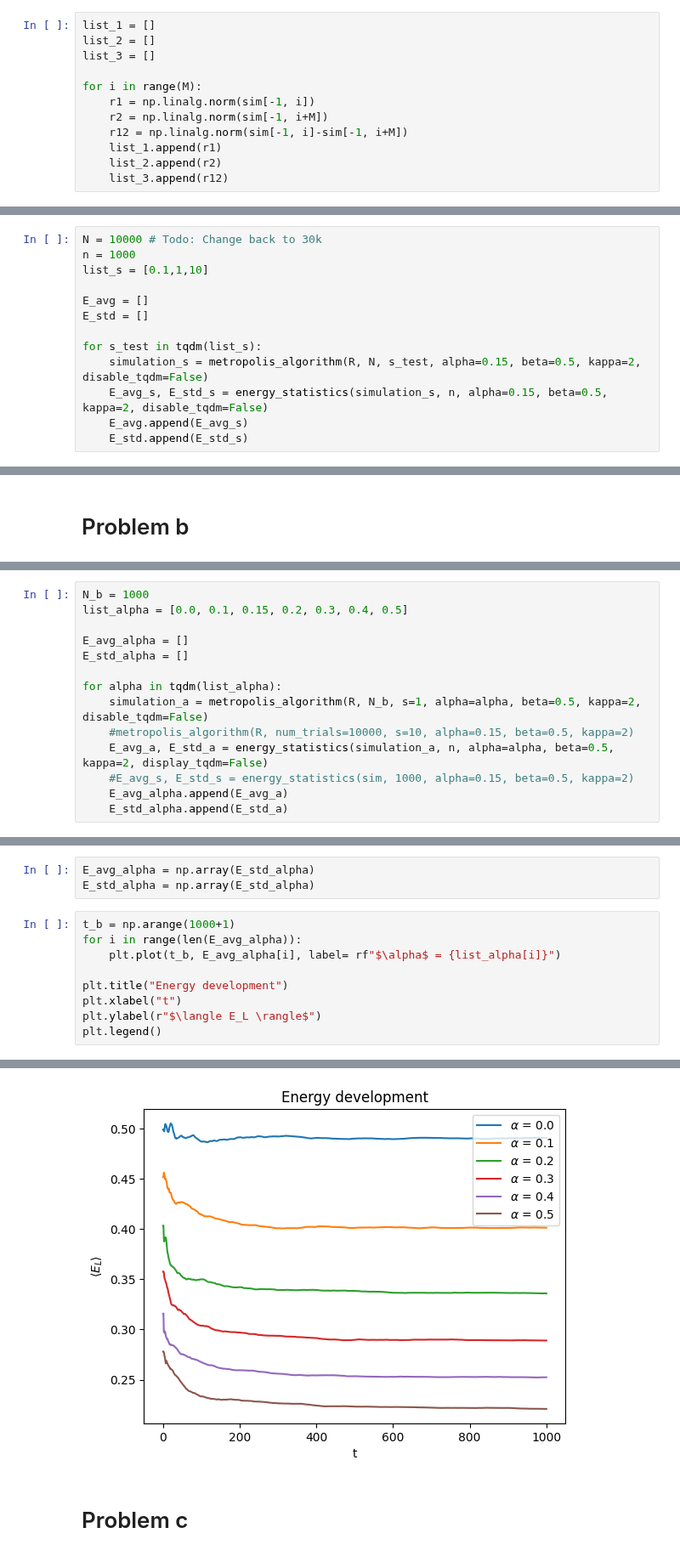
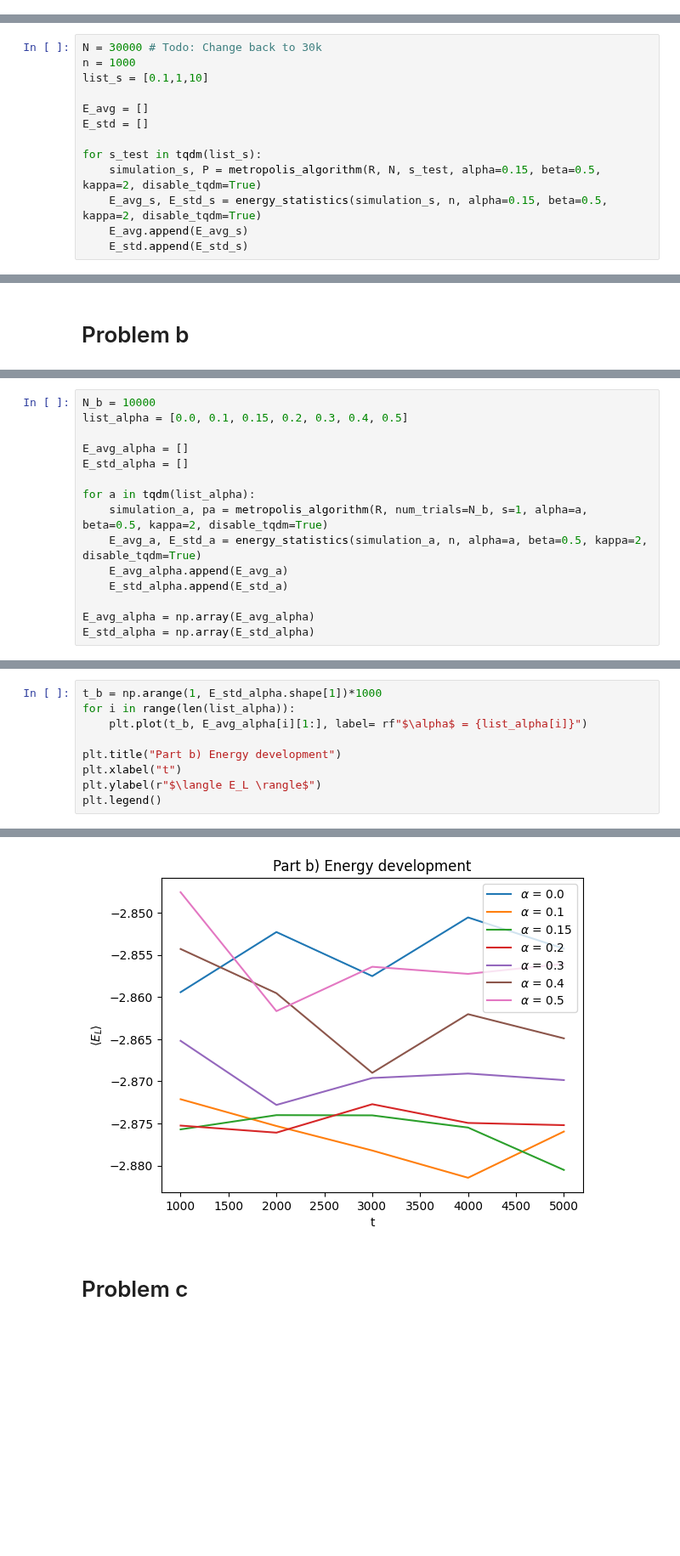
Before and after one commit to corinnawegner/Computational-physics, a Jupyter notebook: Project 5/Problem 1.ipynb, the cells around one changed output, grey strips where cells are left out. Shown at 85% size. Saved outputs shown, nothing was run; the diff lists cells and outputs as text; blank space fills up the shorter version.

```diff
--- a/Project 5/Problem 1.ipynb
+++ b/Project 5/Problem 1.ipynb
@@ -145,12 +123,0 @@ plt.fill_between(np.arange(E_avg_s.shape[0])*10000, E_avg_s-E_std_s, E_avg_s+E_s
-# %%
-list_1 = []
-list_2 = []
-list_3 = []
-
-for i in range(M):
-    r1 = np.linalg.norm(sim[-1, i])
-    r2 = np.linalg.norm(sim[-1, i+M])
-    r12 = np.linalg.norm(sim[-1, i]-sim[-1, i+M])
-    list_1.append(r1)
-    list_2.append(r2)
-    list_3.append(r12)
@@ -253,5 +124,5 @@ print(e)
 # %%
-N = 10000 # Todo: Change back to 30k
+N = 30000 # Todo: Change back to 30k
 n = 1000
 list_s = [0.1,1,10]
 
@@ -259,7 +130,7 @@ E_avg = []
 E_std = []
 
 for s_test in tqdm(list_s):
-    simulation_s = metropolis_algorithm(R, N, s_test, alpha=0.15, beta=0.5, kappa=2, disable_tqdm=False)
-    E_avg_s, E_std_s = energy_statistics(simulation_s, n, alpha=0.15, beta=0.5, kappa=2, disable_tqdm=False)
+    simulation_s, P = metropolis_algorithm(R, N, s_test, alpha=0.15, beta=0.5, kappa=2, disable_tqdm=True)
+    E_avg_s, E_std_s = energy_statistics(simulation_s, n, alpha=0.15, beta=0.5, kappa=2, disable_tqdm=True)
     E_avg.append(E_avg_s)
     E_std.append(E_std_s)
@@ -303,14 +164,15 @@ n
 # %%
-N_b = 1000
+N_b = 10000
 list_alpha = [0.0, 0.1, 0.15, 0.2, 0.3, 0.4, 0.5]
 
 E_avg_alpha = []
 E_std_alpha = []
 
-for alpha in tqdm(list_alpha):
-    simulation_a = metropolis_algorithm(R, N_b, s=1, alpha=alpha, beta=0.5, kappa=2, disable_tqdm=False)
-    #metropolis_algorithm(R, num_trials=10000, s=10, alpha=0.15, beta=0.5, kappa=2)
-    E_avg_a, E_std_a = energy_statistics(simulation_a, n, alpha=alpha, beta=0.5, kappa=2, display_tqdm=False)
-    #E_avg_s, E_std_s = energy_statistics(sim, 1000, alpha=0.15, beta=0.5, kappa=2)
+for a in tqdm(list_alpha):
+    simulation_a, pa = metropolis_algorithm(R, num_trials=N_b, s=1, alpha=a, beta=0.5, kappa=2, disable_tqdm=True)
+    E_avg_a, E_std_a = energy_statistics(simulation_a, n, alpha=a, beta=0.5, kappa=2, disable_tqdm=True)
     E_avg_alpha.append(E_avg_a)
     E_std_alpha.append(E_std_a)
+
+E_avg_alpha = np.array(E_avg_alpha)
+E_std_alpha = np.array(E_std_alpha)
@@ -324,18 +179,15 @@ $\alpha$ = 0.5:
-# %%
-E_avg_alpha = np.array(E_std_alpha)
-E_std_alpha = np.array(E_std_alpha)
 # %%
-t_b = np.arange(1000+1)
-for i in range(len(E_avg_alpha)):
-    plt.plot(t_b, E_avg_alpha[i], label= rf"$\alpha$ = {list_alpha[i]}")
+t_b = np.arange(1, E_std_alpha.shape[1])*1000
+for i in range(len(list_alpha)):
+    plt.plot(t_b, E_avg_alpha[i][1:], label= rf"$\alpha$ = {list_alpha[i]}")
 
-plt.title("Energy development")
+plt.title("Part b) Energy development")
 plt.xlabel("t")
 plt.ylabel(r"$\langle E_L \rangle$")
 plt.legend()
 # %% [output]
 <matplotlib.legend.Legend at 0x...>
-[figure, old version]
+[figure, new version]
 # %% [markdown]
 # Problem c
 # %%
```
Also changed, not shown: parts of 39 cells of this notebook.
